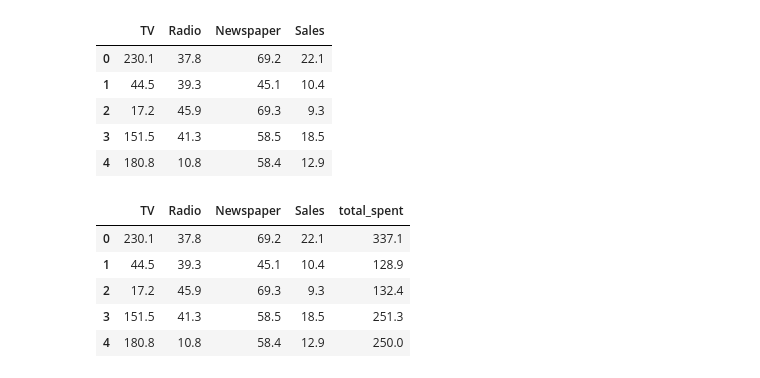
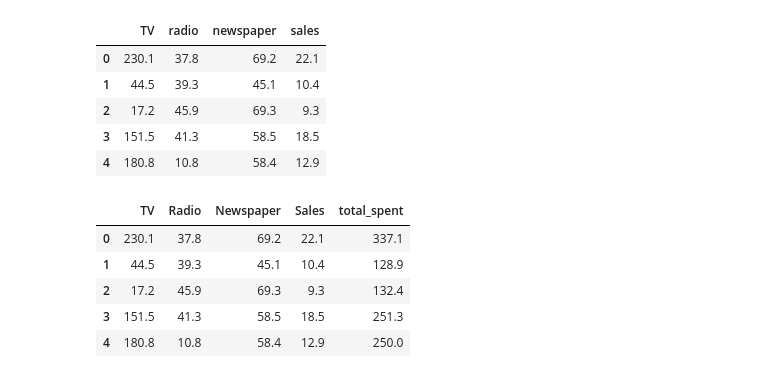
Before and after one commit to sanjaychauhan001/machine-learning, a Jupyter notebook: linear regression/linear_model_pract1.ipynb, the cells around one changed output. Cells and saved outputs as stored; diff of their text form; code cells hidden in the pictures.

```diff
--- a/linear regression/linear_model_pract1.ipynb
+++ b/linear regression/linear_model_pract1.ipynb
@@ -4,11 +4,11 @@ import numpy as np
 import seaborn as sns
 import matplotlib.pyplot as plt
 # %%
-df = pd.read_csv("C:\\Users\\sanja\\Downloads\\Advertising (1).csv")
-df.drop(columns=['Unnamed: 0'],axis=1,inplace=True)
+df = pd.read_csv("C:\\Users\\sanjay\\Documents\\All working files\\data\\machine learning data\\Advertising.csv")
+
 df.head(5)
 # %% [output]
-|  | TV | Radio | Newspaper | Sales |
+|  | TV | radio | newspaper | sales |
 | 0 | 230.1 | 37.8 | 69.2 | 22.1 |
 | 1 | 44.5 | 39.3 | 45.1 | 10.4 |
 | 2 | 17.2 | 45.9 | 69.3 | 9.3 |
```
Also changed, not shown: parts of 6 cells of this notebook, 6 other files.
